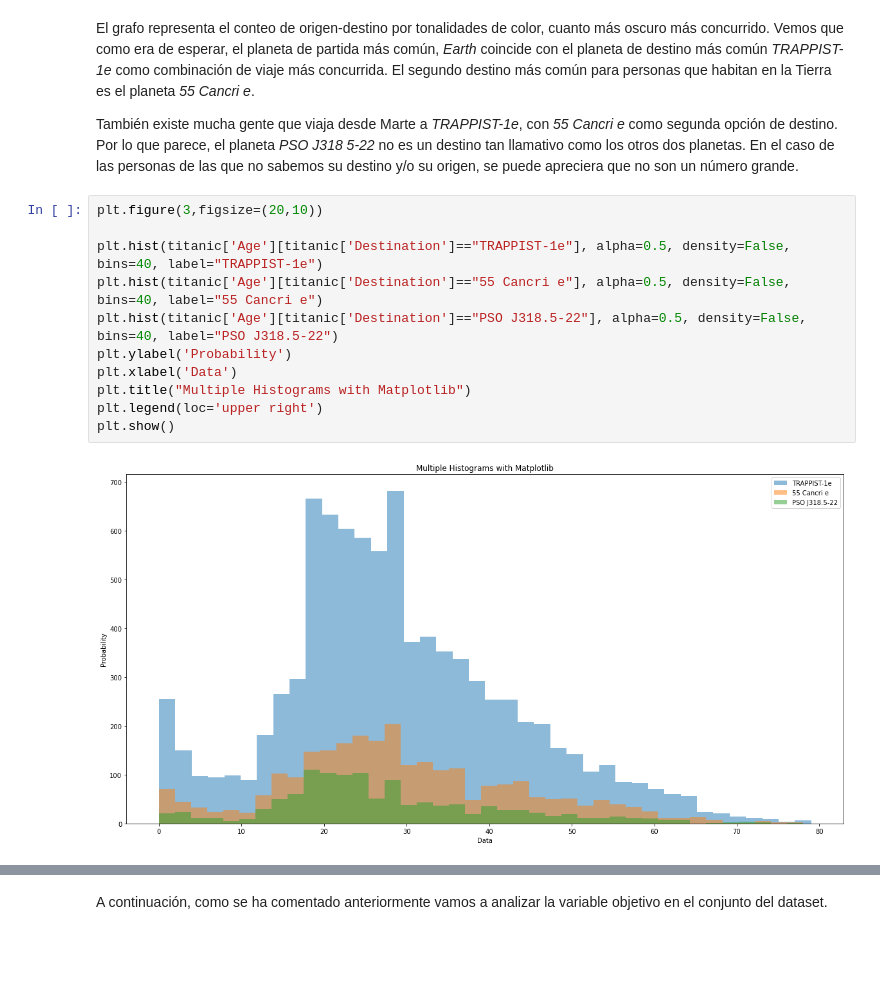
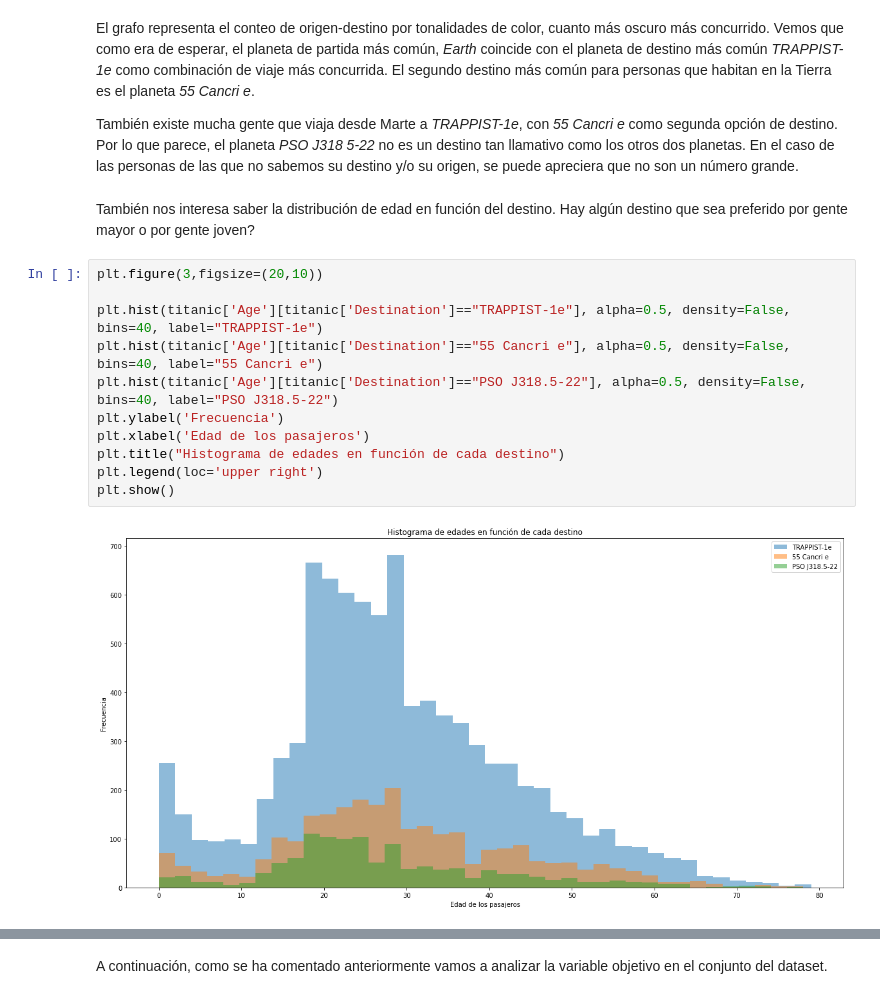
Before and after one commit to aliciacg7/spaceship-titanic-eda, a Jupyter notebook: spaceship-eda.ipynb, the cells around one changed output, grey strips where cells are left out. Saved outputs shown, nothing was run; the diff lists cells and outputs as text; blank space fills up the shorter version.

Commit message:
histograms

```diff
--- a/spaceship-eda.ipynb
+++ b/spaceship-eda.ipynb
@@ -310,16 +310,18 @@ plt.show()
 El grafo representa el conteo de origen-destino por tonalidades de color, cuanto más oscuro más concurrido. Vemos que como era de esperar, el planeta de partida más común, *Earth* coincide con el planeta de destino más común *TRAPPIST-1e* como combinación de viaje más concurrida. El segundo destino más común para personas que habitan en la Tierra es el planeta *55 Cancri e*.
 
 También existe mucha gente que viaja desde Marte a *TRAPPIST-1e*, con *55 Cancri e* como segunda opción de destino. Por lo que parece, el planeta *PSO J318 5-22* no es un destino tan llamativo como los otros dos planetas. En el caso de las personas de las que no sabemos su destino y/o su origen, se puede apreciera que no son un número grande.
+# %% [markdown]
+También nos interesa saber la distribución de edad en función del destino. Hay algún destino que sea preferido por gente mayor o por gente joven?
 # %%
 plt.figure(3,figsize=(20,10))
 
 plt.hist(titanic['Age'][titanic['Destination']=="TRAPPIST-1e"], alpha=0.5, density=False, bins=40, label="TRAPPIST-1e")
 plt.hist(titanic['Age'][titanic['Destination']=="55 Cancri e"], alpha=0.5, density=False, bins=40, label="55 Cancri e")
 plt.hist(titanic['Age'][titanic['Destination']=="PSO J318.5-22"], alpha=0.5, density=False, bins=40, label="PSO J318.5-22")
-plt.ylabel('Probability')
-plt.xlabel('Data')
-plt.title("Multiple Histograms with Matplotlib")
+plt.ylabel('Frecuencia')
+plt.xlabel('Edad de los pasajeros')
+plt.title("Histograma de edades en función de cada destino")
 plt.legend(loc='upper right')
 plt.show()
 # %% [output]
-[figure, old version]
+[figure, new version]
```
Also changed, not shown: parts of 8 cells of this notebook.
